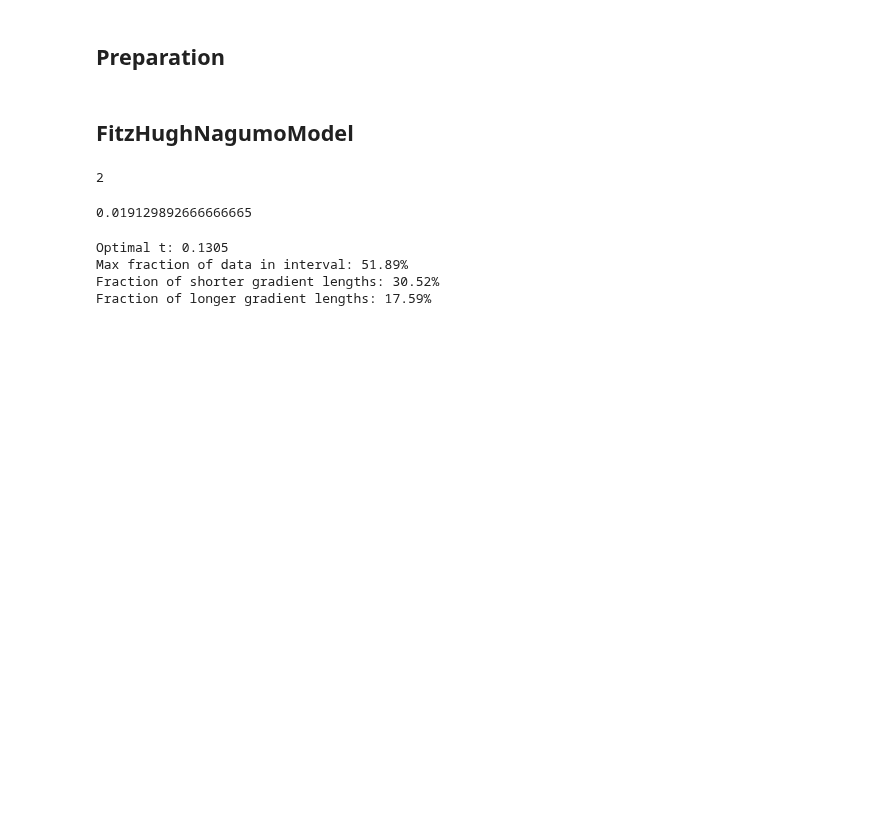
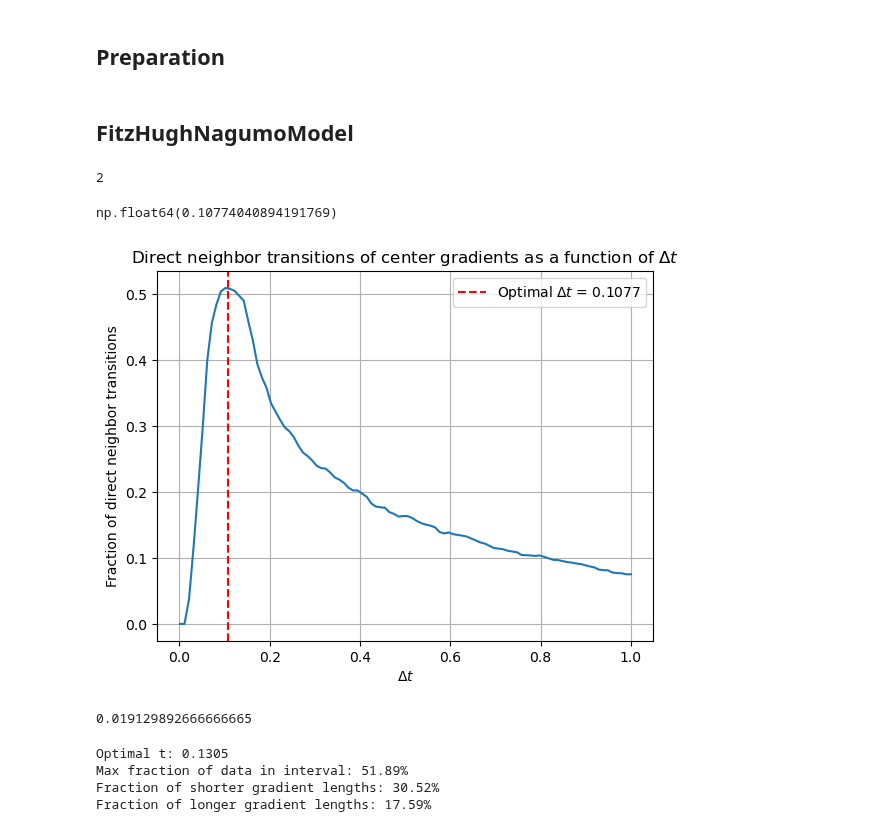
Before and after one commit to Lighfe/mdp-world-model, a Jupyter notebook: clustering/gradient_based_methods.ipynb, the cells around one changed output. Saved outputs shown, nothing was run; the diff lists cells and outputs as text; code cells hidden in the pictures; blank space fills up the shorter version.

Commit message:
implemented delta_t optimization in simulator

```diff
--- a/clustering/gradient_based_methods.ipynb
+++ b/clustering/gradient_based_methods.ipynb
@@ -214,6 +215,14 @@ fsolver.model.control_dim
 # %%
 controls = np.array([[0.5, 0.35], [2, 0], [2, 0.35]]) #np.array([[0.5, 0.35], [2, 0]])
 centers, transformed_centers, derivatives, transformed_derivatives = get_gridcell_centers_and_derivatives(fhngrid,fsolver, controls)
+# %%
+#New Solution!
+
+fhnsimulator = Simulator(fhngrid, fmodel, fsolver)
+fhnsimulator.get_optimal_delta_t(controls, (0.001,1), './tests/optimal_delta_t_fhn.png')
+# %% [output]
+np.float64(0.10774040894191769)
+[figure, added]
 # %%
 
 avgdistancetoborder = 0.57389678 * fhngridcellwidth
```
Also changed, not shown: parts of 2 cells of this notebook, 1 other file.
